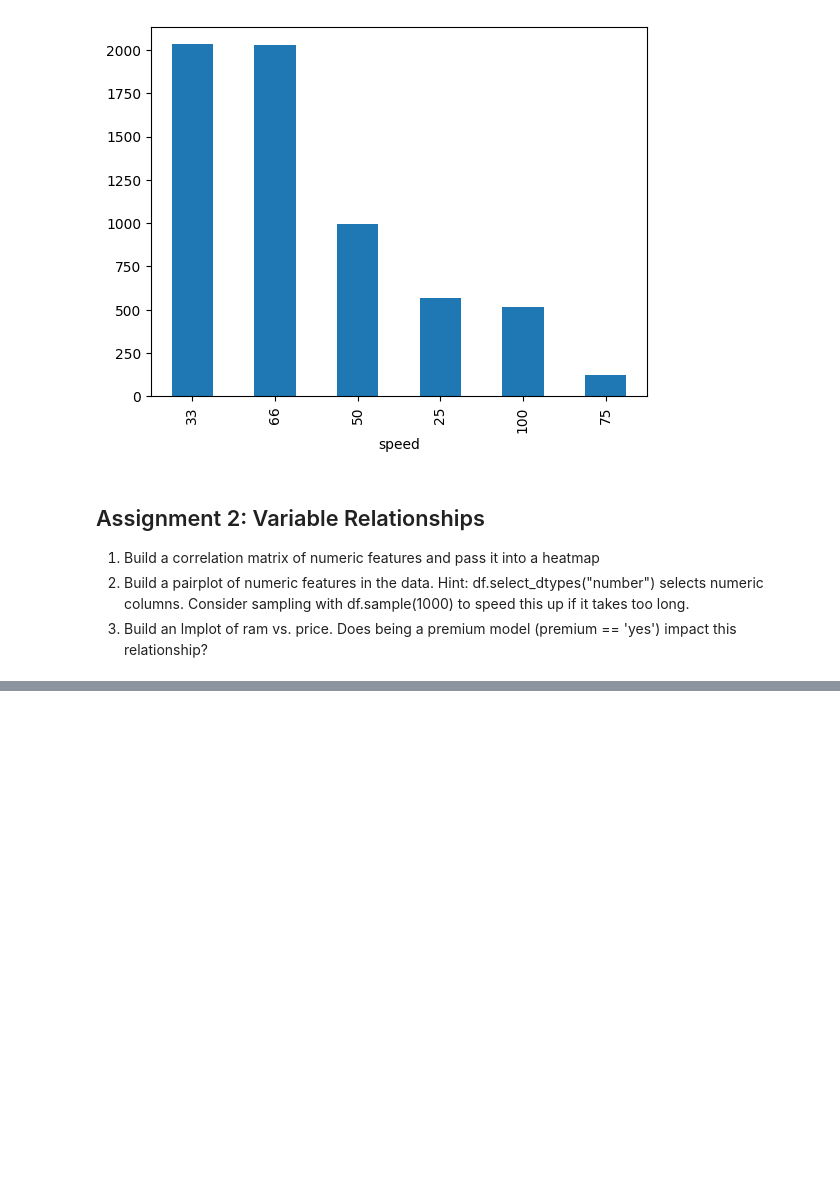
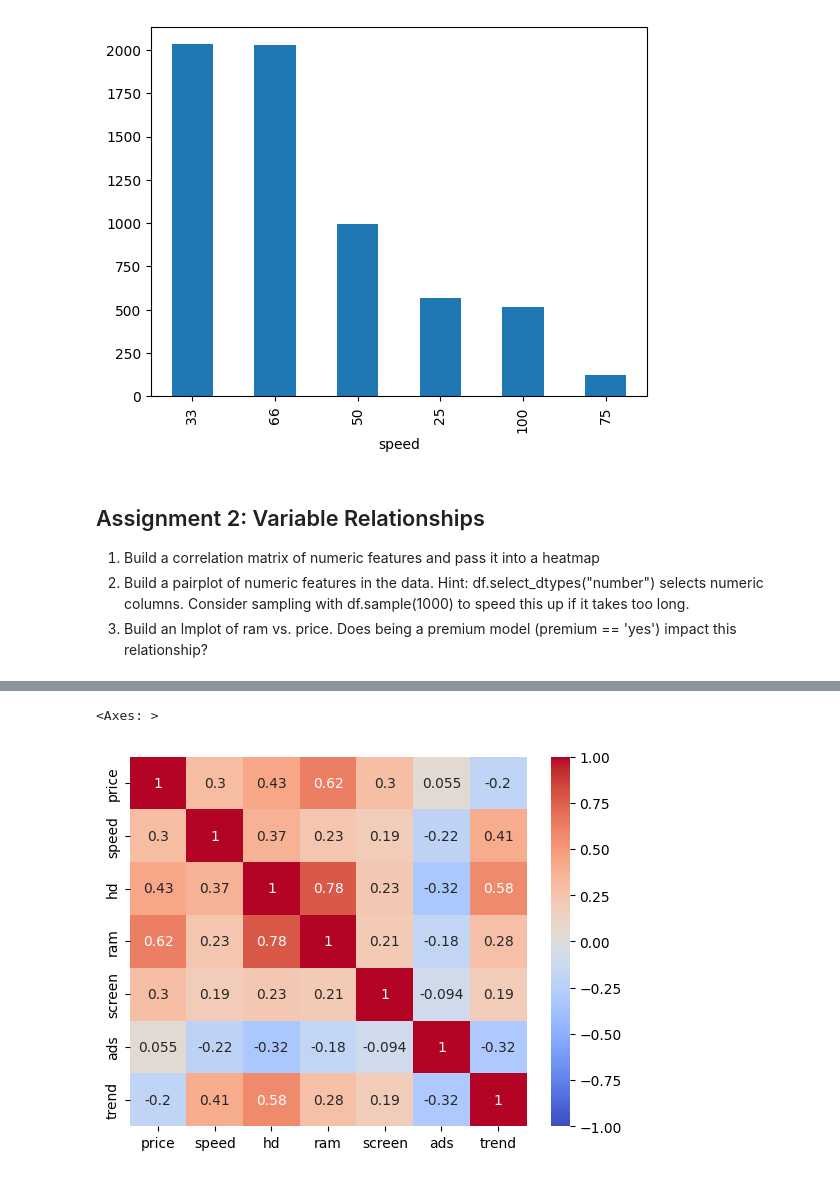
Before and after one commit to eek-dataguy/Regression-and-Forecasting-ML, a Jupyter notebook: Assignments/01_EDA_assignments.ipynb, the cells around one changed output, grey strips where cells are left out. Saved outputs shown, nothing was run; the diff lists cells and outputs as text; code cells hidden in the pictures; blank space fills up the shorter version.

```diff
--- a/Assignments/01_EDA_assignments.ipynb
+++ b/Assignments/01_EDA_assignments.ipynb
@@ -81,0 +93,5 @@ computers['speed'].value_counts().plot.bar()
+# %%
+sns.heatmap(computers.corr(numeric_only=True), annot=True, vmax=1, vmin=-1, cmap='coolwarm')
+# %% [output]
+<Axes: >
+[figure, added]
```
Also changed, not shown: parts of 3 cells of this notebook.
